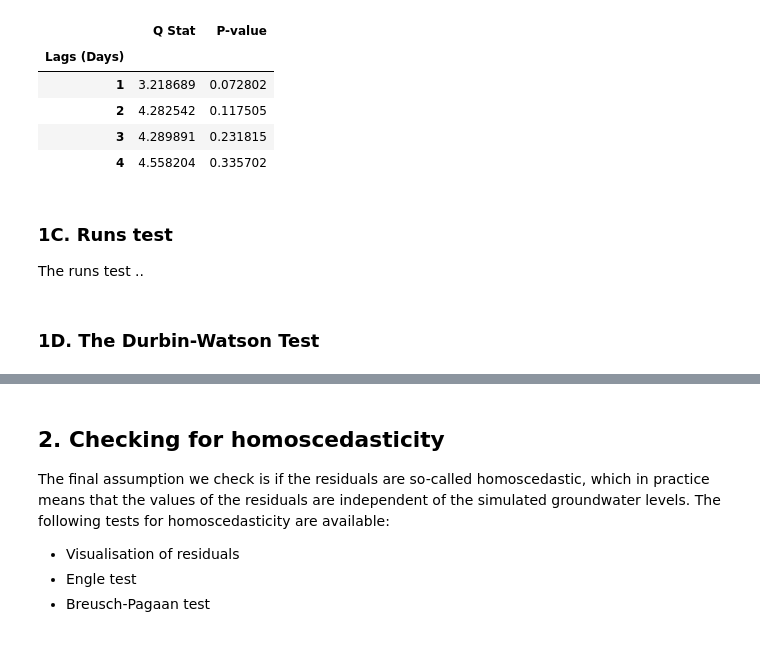
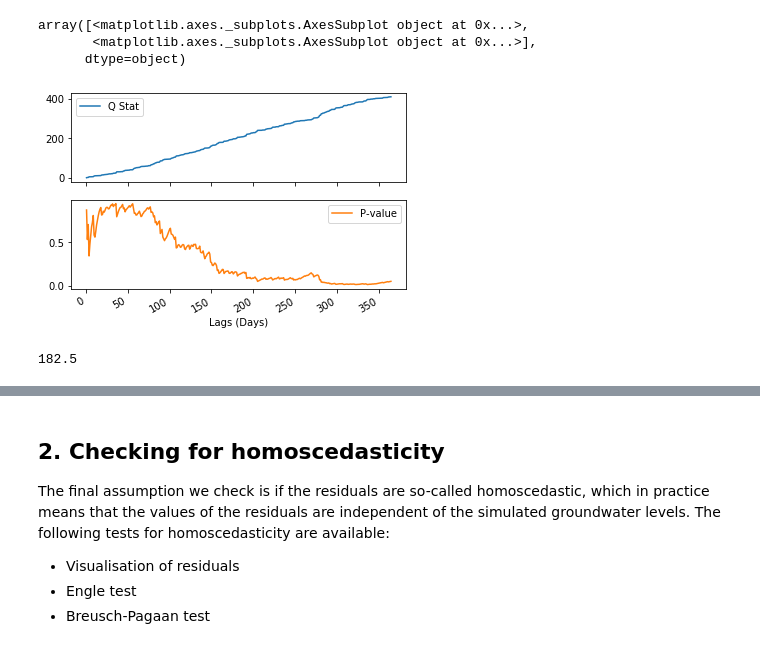
Before and after one commit to pastas/pastas, a Jupyter notebook: examples/notebooks/4_diagnostic_checking.ipynb, the cells around one changed output, grey strips where cells are left out. Drawn from its saved outputs; the diff is of its cells as text; code cells hidden in the pictures.

```diff
--- a/examples/notebooks/4_diagnostic_checking.ipynb
+++ b/examples/notebooks/4_diagnostic_checking.ipynb
@@ -87,16 +86,13 @@ The ljung-box test tests the hypothesis that the
 # %%
-ps.stats.ljung_box(noise, lags=np.arange(5), bin_width=0.5, bin_method="rectangle")
+ps.stats.ljung_box(noise, lags=np.arange(365), bin_width=0.5, bin_method="rectangle").plot(subplots=True)
 # %% [output]
-|  | Q Stat | P-value |
-| Lags (Days) |  |  |
-| 1 | 3.218689 | 0.072802 |
-| 2 | 4.282542 | 0.117505 |
-| 3 | 4.289891 | 0.231815 |
-| 4 | 4.558204 | 0.335702 |
+array([<matplotlib.axes._subplots.AxesSubplot object at 0x...>,
+       <matplotlib.axes._subplots.AxesSubplot object at 0x...>],
+      dtype=object)
+[figure, added]
+# %%
+0.05*3650
+# %% [output]
+182.5
 # %%
 #ps.stats.portmanteau(noise, maxlag=5)
-# %% [markdown]
-### 1C. Runs test
-The runs test ..
-# %% [markdown]
-### 1D. The Durbin-Watson Test
```
Also changed, not shown: parts of 16 cells of this notebook.
